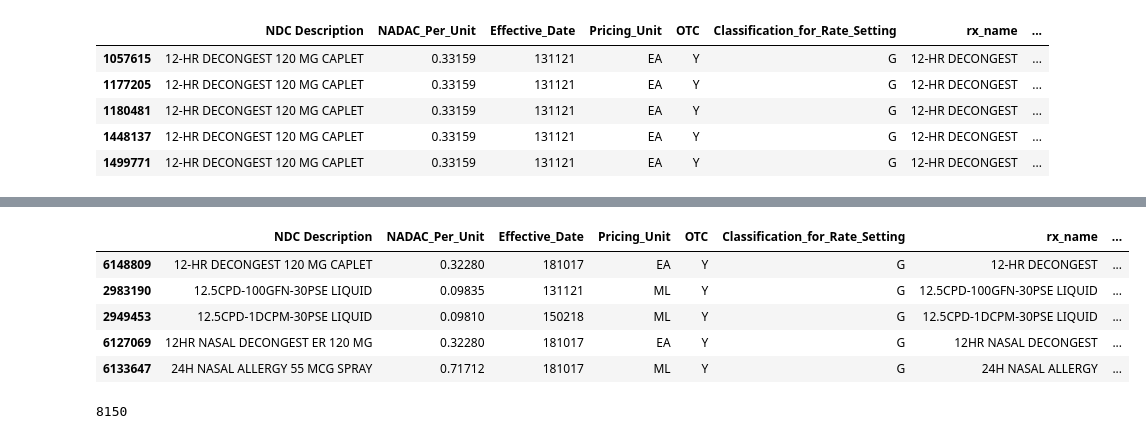
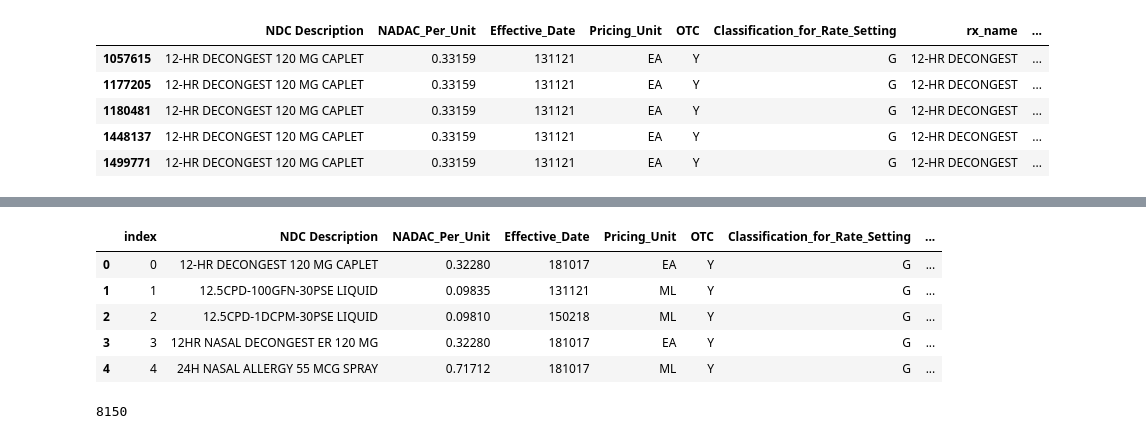
Before and after one commit to kychien/Part_D_RX_ETL, a Jupyter notebook: RX_ETL.ipynb, the cells around one changed output, grey strips where cells are left out. Cells and saved outputs as stored; diff of their text form; code cells hidden in the pictures.

```diff
--- a/RX_ETL.ipynb
+++ b/RX_ETL.ipynb
@@ -264,16 +262,20 @@ def dose_split(rx):
 dose_split('ZZZQUIL 50 MG/30 ML LIQUID')
 # %% [output]
 ('ZZZQUIL', '50 MG/30 ML LIQUID')
+# %%
+def rx_df_parse(df, col):
+    names = []
+    doses = []
+    for i in df[col]:
+        name, dose = dose_split(i)
+        names.append(name)
+        doses.append(dose)
+    df['rx_name'] = names
+    df['dosage'] = doses
+    return df
 # %%
 # Create 2 new columns for the name and dosage to help with merging to CMS dataset
-names = []
-doses = []
-for i in nadac_df['NDC Description']:
-    name, dose = dose_split(i)
-    names.append(name)
-    doses.append(dose)
-nadac_df['rx_name'] = names
-nadac_df['dosage'] = doses
+nadac_df = rx_df_parse(nadac_df, 'NDC Description')
 nadac_df.head()
 # %% [output]
 |  | NDC Description | NADAC_Per_Unit | Effective_Date | Pricing_Unit | OTC | Classification_for_Rate_Setting | rx_name | ... |
@@ -285,14 +299,17 @@ nadac_df.head()
 # %%
 # drop duplicate values of full name keeping only the newest value of the set
 reduc_nadac_df = nadac_df.drop_duplicates('NDC Description', keep='last')
+reduc_nadac_df.reset_index(inplace=True)
+reduc_nadac_df = reduc_nadac_df.drop(['index'], axis=1)
+reduc_nadac_df.reset_index(inplace=True)
 reduc_nadac_df.head()
 # %% [output]
-|  | NDC Description | NADAC_Per_Unit | Effective_Date | Pricing_Unit | OTC | Classification_for_Rate_Setting | rx_name | ... |
-| 6148809 | 12-HR DECONGEST 120 MG CAPLET | 0.32280 | 181017 | EA | Y | G | 12-HR DECONGEST | ... |
-| 2983190 | 12.5CPD-100GFN-30PSE LIQUID | 0.09835 | 131121 | ML | Y | G | 12.5CPD-100GFN-30PSE LIQUID | ... |
-| 2949453 | 12.5CPD-1DCPM-30PSE LIQUID | 0.09810 | 150218 | ML | Y | G | 12.5CPD-1DCPM-30PSE LIQUID | ... |
-| 6127069 | 12HR NASAL DECONGEST ER 120 MG | 0.32280 | 181017 | EA | Y | G | 12HR NASAL DECONGEST | ... |
-| 6133647 | 24H NASAL ALLERGY 55 MCG SPRAY | 0.71712 | 181017 | ML | Y | G | 24H NASAL ALLERGY | ... |
+|  | index | NDC Description | NADAC_Per_Unit | Effective_Date | Pricing_Unit | OTC | Classification_for_Rate_Setting | ... |
+| 0 | 0 | 12-HR DECONGEST 120 MG CAPLET | 0.32280 | 181017 | EA | Y | G | ... |
+| 1 | 1 | 12.5CPD-100GFN-30PSE LIQUID | 0.09835 | 131121 | ML | Y | G | ... |
+| 2 | 2 | 12.5CPD-1DCPM-30PSE LIQUID | 0.09810 | 150218 | ML | Y | G | ... |
+| 3 | 3 | 12HR NASAL DECONGEST ER 120 MG | 0.32280 | 181017 | EA | Y | G | ... |
+| 4 | 4 | 24H NASAL ALLERGY 55 MCG SPRAY | 0.71712 | 181017 | ML | Y | G | ... |
 # %%
 reduc_nadac_df['rx_name'].count()
 # %% [output]
```
Also changed, not shown: parts of 10 cells of this notebook.
